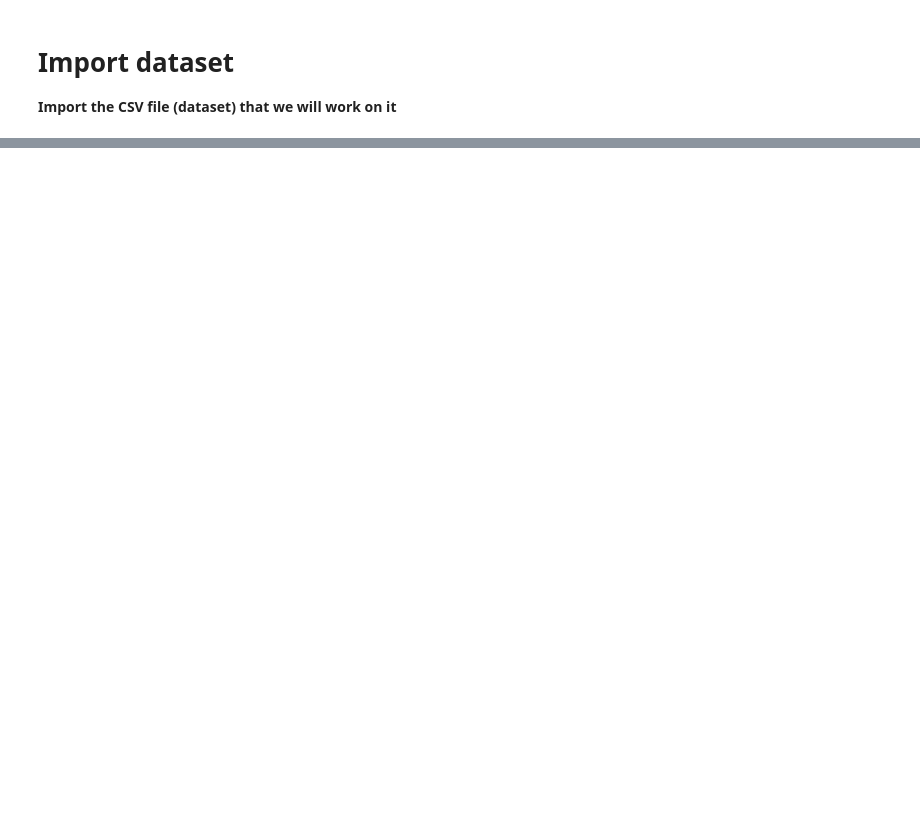
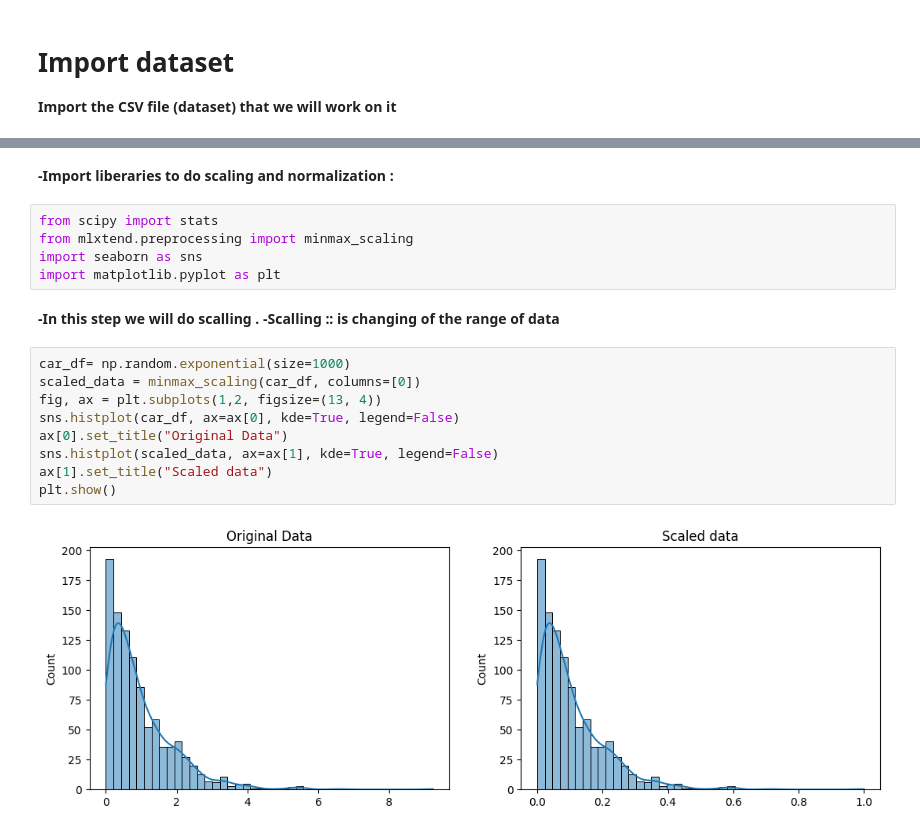
Before and after one commit to MounirReda/DV-Car-Price-Prediction-, a Jupyter notebook: dv-car-price-prediction.ipynb, the cells around one changed output, grey strips where cells are left out. Drawn from its saved outputs; the diff is of its cells as text; blank space fills up the shorter version.

```diff
--- a/dv-car-price-prediction.ipynb
+++ b/dv-car-price-prediction.ipynb
@@ -318,0 +75,21 @@ As shown above,there is relationship between prod.year and Manufacturer
+# %% [markdown]
+**-Import liberaries to do scaling and normalization :**
+# %%
+from scipy import stats
+from mlxtend.preprocessing import minmax_scaling
+import seaborn as sns
+import matplotlib.pyplot as plt
+# %% [markdown]
+**-In this step we will do scalling .
+-Scalling :: is changing of the range of data**
+# %%
+car_df= np.random.exponential(size=1000)
+scaled_data = minmax_scaling(car_df, columns=[0])
+fig, ax = plt.subplots(1,2, figsize=(13, 4))
+sns.histplot(car_df, ax=ax[0], kde=True, legend=False)
+ax[0].set_title("Original Data")
+sns.histplot(scaled_data, ax=ax[1], kde=True, legend=False)
+ax[1].set_title("Scaled data")
+plt.show()
+# %% [output]
+[figure, added]
```
Also changed, not shown: parts of 98 cells of this notebook.
